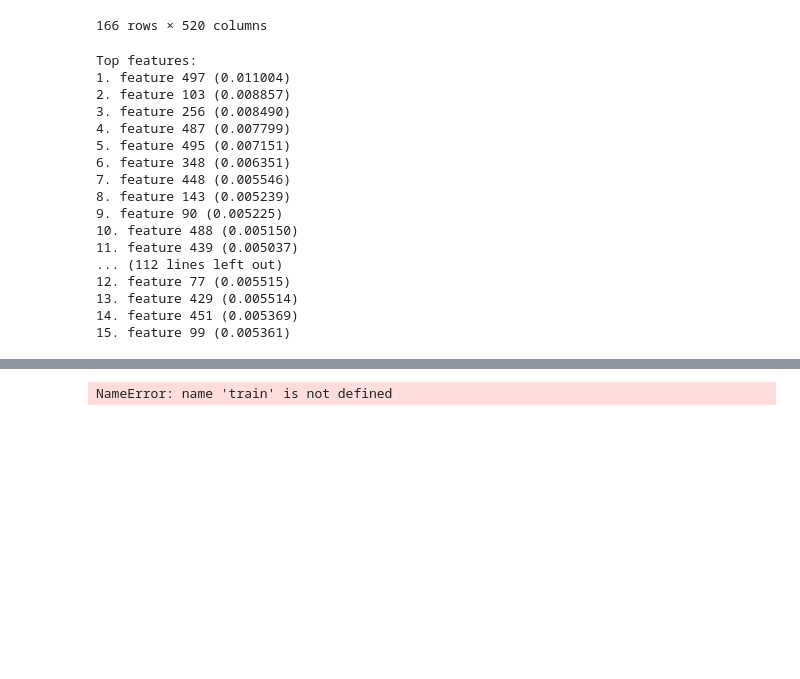
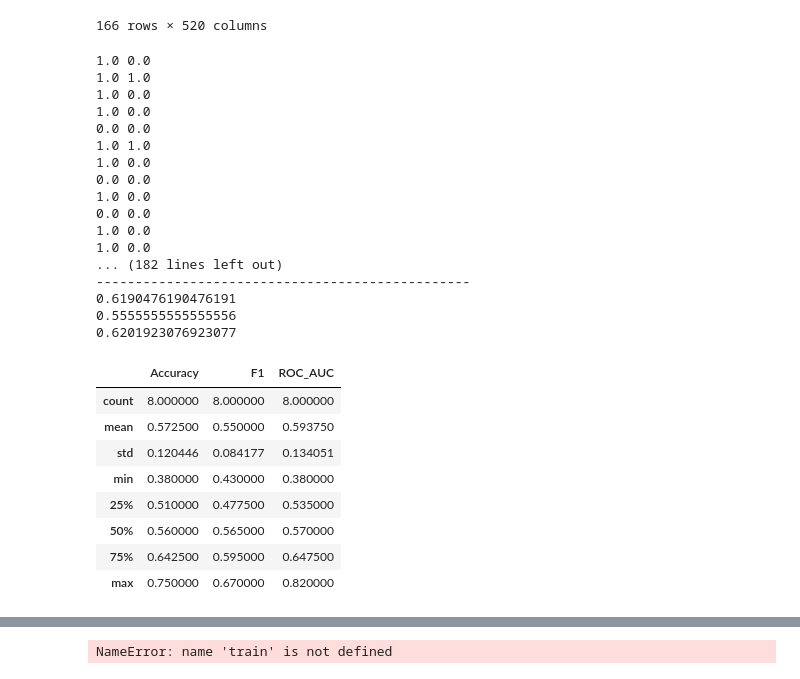
Before and after one commit to 0dminnimda/ntx-hackathon-2022, a Jupyter notebook: NeurotechX_models.ipynb, the cells around one changed output, grey strips where cells are left out. Cells and saved outputs as stored; diff of their text form; code cells hidden in the pictures; blank space fills up the shorter version.

```diff
--- a/NeurotechX_models.ipynb
+++ b/NeurotechX_models.ipynb
@@ -74,25 +80,52 @@ for film in range(1, n_films + 1):
     )
     indices = np.argsort(importances)[::-1]
     indices = indices[:TOP_FEATURES]
-
-    print('Top features:')
-    for f in range(TOP_FEATURES):
-        print('%d. feature %d (%f)' % (f + 1, indices[f], importances[indices[f]]))
+    cols = X_train.columns
+    X_train = X_train[[cols[f] for f in indices[0:15]]]
+    pipeline = CatBoostClassifier(verbose=False)
+    pipeline.fit(X_train, y_train)
+    preds = pipeline.predict(X_test)
+    for [l, p] in zip(y_test, preds):
+        print(l, p)
+    print('------------------------------------------------')
+    df = {
+        'Accuracy' : float("{:.2f}".format(accuracy_score(y_test, preds))),
+        'F1' : float("{:.2f}".format(f1_score(y_test, preds))),
+        'ROC_AUC' : float("{:.2f}".format(roc_auc_score(y_test, preds)))
+        #'y_true' : float("{:.2f}".format(np.mean(y_test))),
+        #'y_pred' : float("{:.2f}".format(np.mean(preds)))
+    }
+    result = pd.concat([result, pd.DataFrame(df, index=[film])])
+    print(accuracy_score(y_test, preds))
+    print(f1_score(y_test, preds))
+    print(roc_auc_score(y_test, preds))
 # %% [output]
-Top features:
-1. feature 497 (0.011004)
-2. feature 103 (0.008857)
-3. feature 256 (0.008490)
-4. feature 487 (0.007799)
-5. feature 495 (0.007151)
-6. feature 348 (0.006351)
-7. feature 448 (0.005546)
-8. feature 143 (0.005239)
-9. feature 90 (0.005225)
-10. feature 488 (0.005150)
-11. feature 439 (0.005037)
-... (112 lines left out)
-12. feature 77 (0.005515)
-13. feature 429 (0.005514)
-14. feature 451 (0.005369)
-15. feature 99 (0.005361)
+1.0 0.0
+1.0 1.0
+1.0 0.0
+1.0 0.0
+0.0 0.0
+1.0 1.0
+1.0 0.0
+0.0 0.0
+1.0 0.0
+0.0 0.0
+1.0 0.0
+1.0 0.0
+... (182 lines left out)
+------------------------------------------------
+0.6190476190476191
+0.5555555555555556
+0.6201923076923077
+# %%
+result.describe()
+# %% [output]
+|  | Accuracy | F1 | ROC_AUC |
+| count | 8.000000 | 8.000000 | 8.000000 |
+| mean | 0.572500 | 0.550000 | 0.593750 |
+| std | 0.120446 | 0.084177 | 0.134051 |
+| min | 0.380000 | 0.430000 | 0.380000 |
+| 25% | 0.510000 | 0.477500 | 0.535000 |
+| 50% | 0.560000 | 0.565000 | 0.570000 |
+| 75% | 0.642500 | 0.595000 | 0.647500 |
+| max | 0.750000 | 0.670000 | 0.820000 |
```
Also changed, not shown: parts of 2 cells of this notebook.
